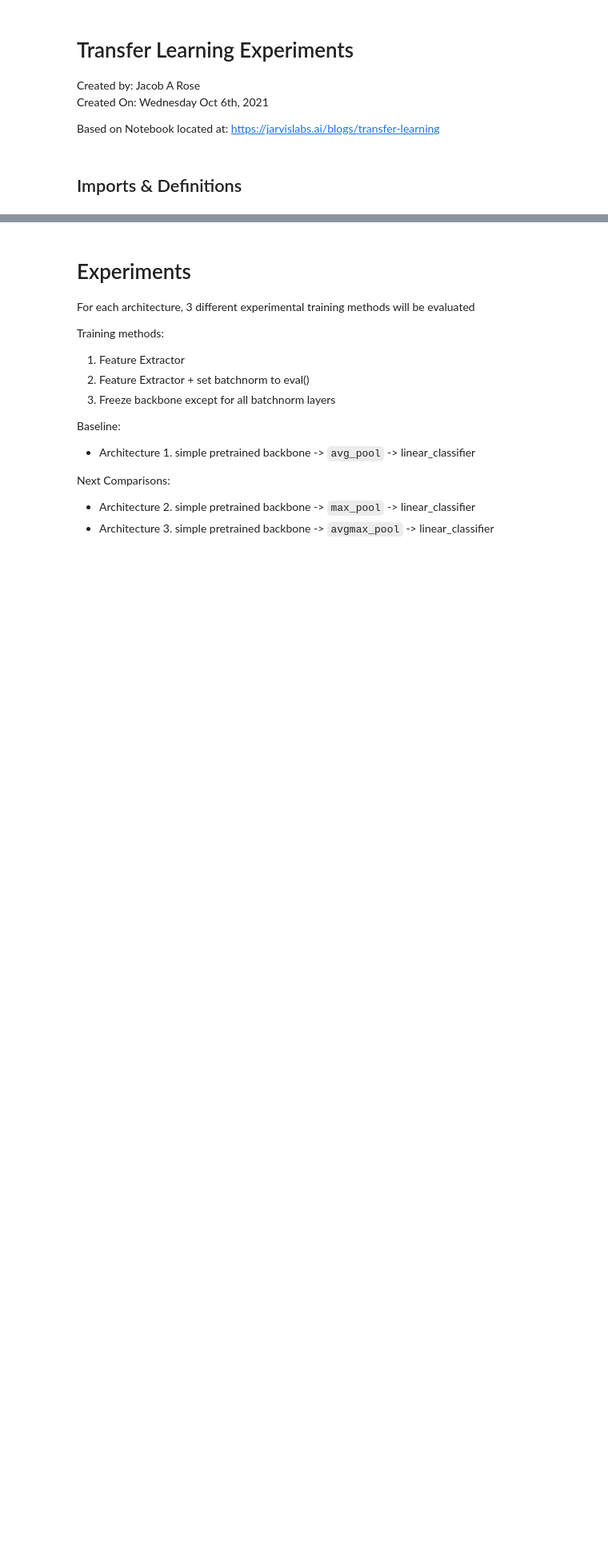
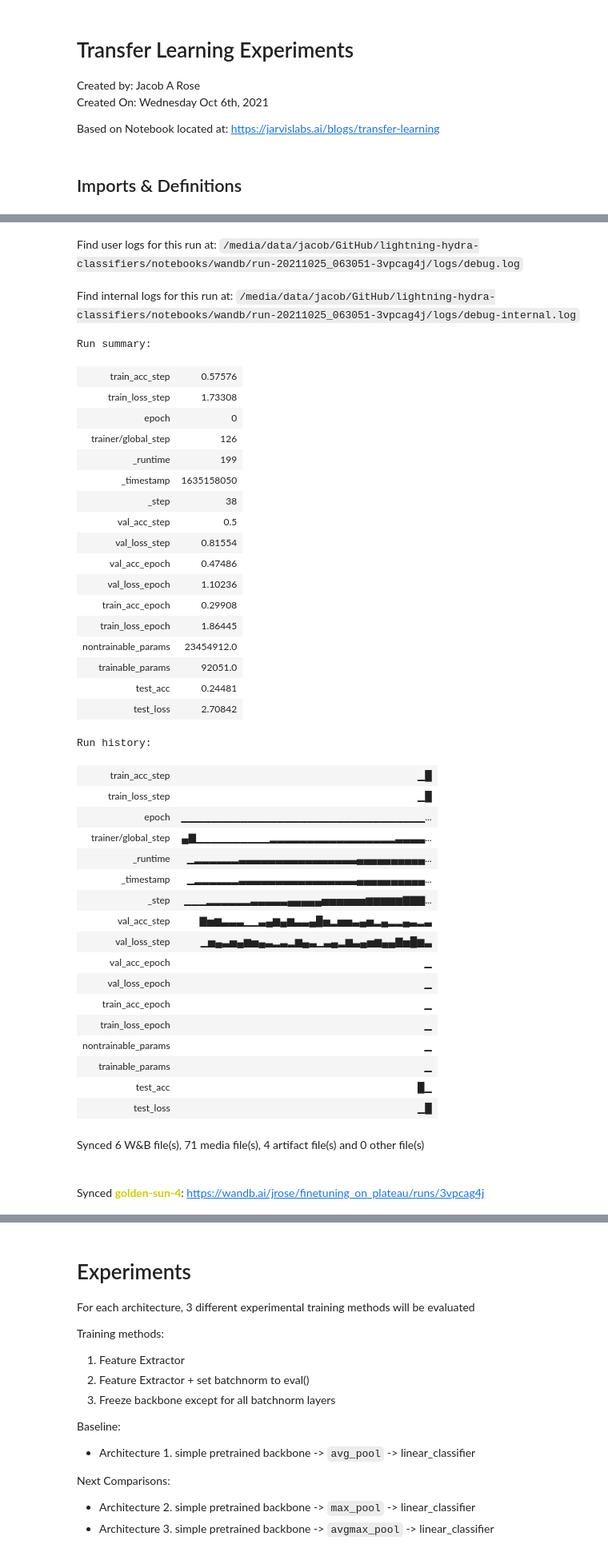
Before and after one commit to JacobARose/lightning-hydra-classifiers, a Jupyter notebook: notebooks/TransferLearning-Condensed.ipynb, the cells around one changed output, grey strips where cells are left out. Shown at 80% size. Drawn from its saved outputs; the diff is of its cells as text; code cells hidden in the pictures; blank space fills up the shorter version.

```diff
--- a/notebooks/TransferLearning-Condensed.ipynb
+++ b/notebooks/TransferLearning-Condensed.ipynb
@@ -759,0 +832,5 @@ class LightningClassifier(BaseLightningModule):
+# %%
+# config, datamodule = get_config_and_load_data(overrides = None, task_id = 1, finetuning_strategy="finetuning_unfreeze_layers_on_plateau")
+
+datamodule.train_dataset[3].metadata
+# %% [output]
@@ -759,0 +841,40 @@ class LightningClassifier(BaseLightningModule):
+Find user logs for this run at: /media/data/jacob/GitHub/lightning-hydra-classifiers/notebooks/wandb/run-20211025_063051-3vpcag4j/logs/debug.log
+Find internal logs for this run at: /media/data/jacob/GitHub/lightning-hydra-classifiers/notebooks/wandb/run-20211025_063051-3vpcag4j/logs/debug-internal.log
+Run summary:
+| train_acc_step | 0.57576 |
+| train_loss_step | 1.73308 |
+| epoch | 0 |
+| trainer/global_step | 126 |
+| _runtime | 199 |
+| _timestamp | 1635158050 |
+| _step | 38 |
+| val_acc_step | 0.5 |
+| val_loss_step | 0.81554 |
+| val_acc_epoch | 0.47486 |
+| val_loss_epoch | 1.10236 |
+| train_acc_epoch | 0.29908 |
+| train_loss_epoch | 1.86445 |
+| nontrainable_params | 23454912.0 |
+| trainable_params | 92051.0 |
+| test_acc | 0.24481 |
+| test_loss | 2.70842 |
+Run history:
+| train_acc_step | ▁█ |
+| train_loss_step | ▁█ |
+| epoch | ▁▁▁▁▁▁▁▁▁▁▁▁▁▁▁▁▁▁▁▁▁▁▁▁▁▁▁▁▁▁▁▁▁... |
+| trainer/global_step | ▄▇▁▁▁▁▁▁▁▁▁▁▂▂▂▂▂▂▂▂▂▂▂▂▂▂▂▂▂▃▃▃▃... |
+| _runtime | ▁▂▂▂▂▂▂▃▃▃▃▃▃▃▃▃▃▃▃▃▃▃▃▄▄▄▄▄▄▄▄▄▄... |
+| _timestamp | ▁▂▂▂▂▂▂▃▃▃▃▃▃▃▃▃▃▃▃▃▃▃▃▄▄▄▄▄▄▄▄▄▄... |
+| _step | ▁▁▁▂▂▂▂▂▂▃▃▃▃▃▄▄▄▄▄▅▅▅▅▅▅▆▆▆▆▆▇▇▇... |
+| val_acc_step | ▇▅▆▃▃▃▁▁▃▄▆▄▆▃▃▄█▅▂▅▅▃▄▅▂▄▂▂▄▃▂▃ |
+| val_loss_step | ▁▅▄▃▅▄▆▅▄▃▂▃▂▆▄▃▁▃▄▂▆▃▄▅▆▄▄▇▅█▆▃ |
+| val_acc_epoch | ▁ |
+| val_loss_epoch | ▁ |
+| train_acc_epoch | ▁ |
+| train_loss_epoch | ▁ |
+| nontrainable_params | ▁ |
+| trainable_params | ▁ |
+| test_acc | █▁ |
+| test_loss | ▁█ |
+Synced 6 W&B file(s), 71 media file(s), 4 artifact file(s) and 0 other file(s)
+Synced golden-sun-4: https://wandb.ai/jrose/finetuning_on_plateau/runs/3vpcag4j
```
Also changed, not shown: parts of 56 cells of this notebook, 20 other files.
